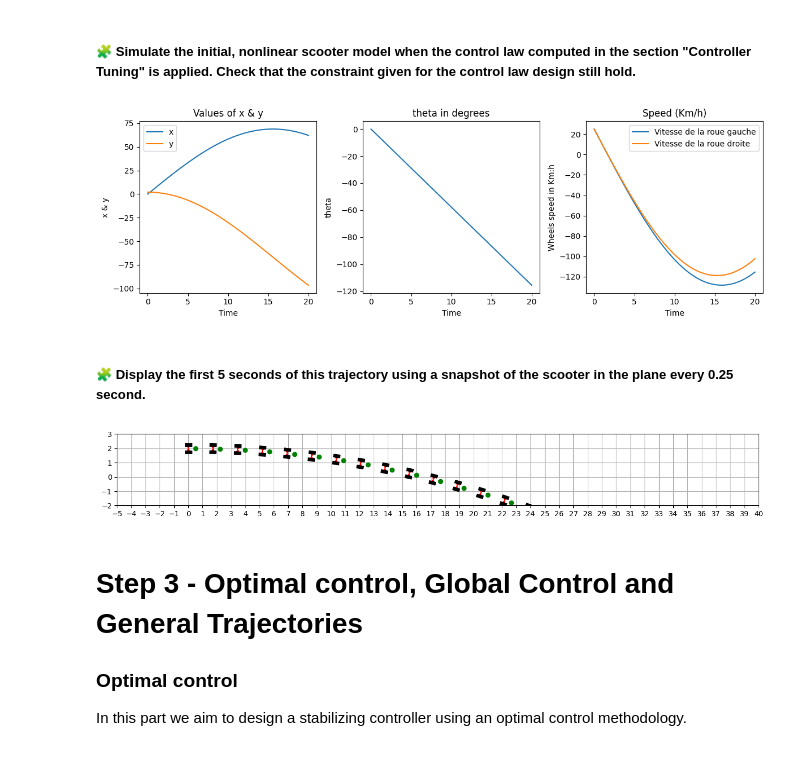
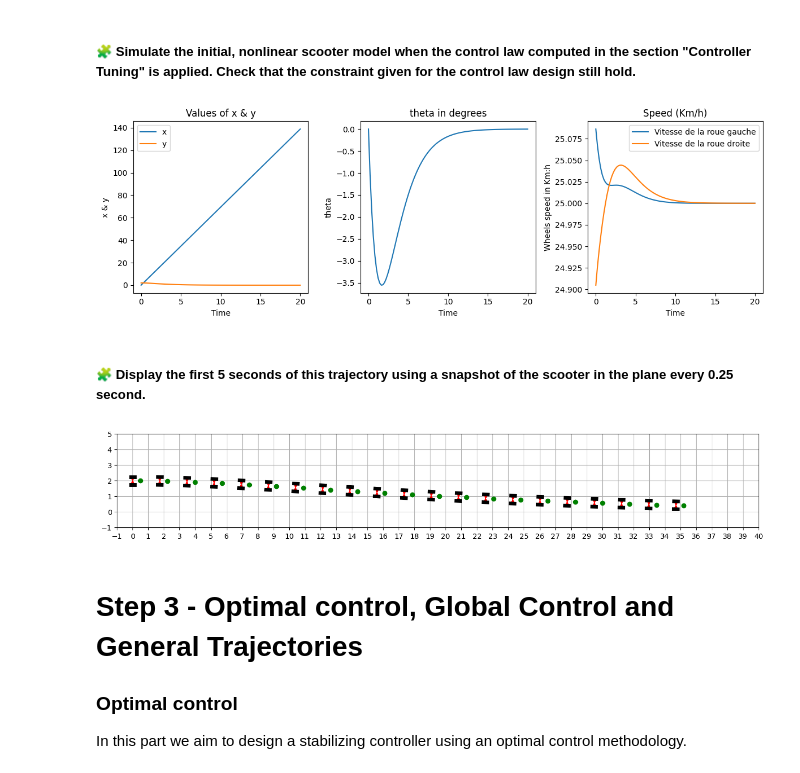
Before and after one commit to idalioua/control-engineering-with-python-project-2023-2024, a Jupyter notebook: Project-part-3.ipynb, the cells around one changed output. Cells and saved outputs as stored; diff of their text form; code cells hidden in the pictures.

```diff
--- a/Project-part-3.ipynb
+++ b/Project-part-3.ipynb
@@ -621,67 +621,72 @@ Delta_theta is between 0 and -3.5 degress, so it never exeeds +- 5 degs
 ##### 🧩 Simulate the initial, nonlinear scooter model when the control law computed in the section "Controller Tuning" is applied. Check that the constraint given for the control law design still hold.
 # %%
 
-def nonlinear_model(t,xytheta):
-    Xr=np.array([v*t,0,0])# x(t)=vt, y(t)=0 & theta(t)=0
-    Wr=np.array([v/r,v/r])
-    deltaX=xytheta-Xr
-    dOmega = -K@delta_X
-    dOmega_l = dOmega[0, 0]
-    dOmega_r = dOmega[1, 0]
-    theta=xytheta[2]
-    return [v*np.cos(theta),v*np.sin(theta),(r/l)*(dOmega_r-dOmega_l)]
+def non_lin_w(t,VAR):
+    Xr=array([v*t,0,0])
+    omegaR=array([v/r,v/r])
+    deltaX=VAR-Xr
+    deltaOmega= -K@deltaX
+    omega= omegaR+deltaOmega
+    return omega
 
-results_non_lin = solve_ivp(fun=nonlinear_model,t_span=[0,20],y0=[0,2,0],dense_output=True, rtol=1e-8, atol=1e-8)
-t = linspace(0,20, 100)
-delta_X=results_non_lin["sol"](t)
-delta_x, delta_y, delta_theta = delta_X
+def non_lin_fonction(t, VAR):
+    omega_l, omega_r = non_lin_w(t, VAR)
+    dx = r * 0.5 * (omega_l + omega_r) * cos(VAR[2])
+    dy = r * 0.5 * (omega_l + omega_r) * sin(VAR[2])
+    dtheta = r * (omega_r - omega_l) / l
+    return array([dx, dy, dtheta])
+y0 = [0, 2, 0]
+tf = 20
+non_lin_results = solve_ivp(fun=non_lin_fonction, t_span=[0, tf], y0=y0, dense_output=True, rtol=1e-6, atol=1e-6)
+t = linspace(0.0, tf, 100)
+X = non_lin_results.sol(t)
+x, y, theta = X
 
-dOmega = -K@delta_X
-dOmega_l = dOmega[0,:]
-dOmega_r = dOmega[1,:]
-omega_l = dOmega_l +v/r
-omega_r = dOmega_r +v/r
-speed_l=omega_l*r*3.6
-speed_r=omega_r*r*3.6
-
+# Visualisation des résultats
 plt.figure(figsize=(12, 4))
 
 plt.subplot(1, 3, 1)
-plt.plot(t, delta_x,label="x")
-plt.plot(t, delta_y,label="y")
+plt.plot(t, x,label="x")
+plt.plot(t, y,label="y")
 plt.xlabel('Time')
 plt.ylabel('x & y')
 plt.title('Values of x & y')
 plt.legend()
 
 plt.subplot(1, 3, 2)
-plt.plot(t, delta_theta*180/pi)
+plt.plot(t, theta*180/pi)
 
 plt.xlabel('Time')
 plt.ylabel('theta')
 plt.title('theta in degrees')
-
+dOmega = np.array([non_lin_w(ti, X[:, i]) for i, ti in enumerate(t)])
+dOmega_l = dOmega[:, 0]
+dOmega_r = dOmega[:, 1]
 plt.subplot(1, 3, 3)
-plt.plot(t, speed_l,label="Vitesse de la roue gauche")
-plt.plot(t, speed_r,label="Vitesse de la roue droite")
+plt.plot(t, dOmega_l*r*3.6,label="Vitesse de la roue gauche")
+plt.plot(t, dOmega_r*r*3.6,label="Vitesse de la roue droite")
 plt.xlabel('Time')
 plt.ylabel('Wheels speed in Km:h')
 plt.title('Speed (Km/h)')
 plt.legend()
 
 plt.tight_layout()
 plt.show()
 # %% [output]
-[figure, old version]
+[figure, new version]
 # %% [markdown]
 ##### 🧩 Display the first 5 seconds of this trajectory using a snapshot of the scooter in the plane every 0.25 second.
-# %%
-sol=results_non_lin["sol"]
-draw_arena(-5, 40, -2, 3)
-for i in [0,0.25,0.5,0.75,1,1.25,1.5,1.75,2,2.25,2.5,2.75,3,3.25,3.5,3.75,4]:
-    draw_scooter(sol(i)[0],sol(i)[1],sol(i)[2])
-# %% [output]
-[figure, removed]
+# %%
+step = 0.25
+tf=5
+t = arange(0,tf+step,step)
+y0=[0, 2, 0]
+sol_t = non_lin_results["sol"](t)
+draw_arena(-1, 40, -1, 5)
+for deltax, deltay, deltatheta in sol_t.T:
+    draw_scooter(deltax, deltay, deltatheta)
+# %% [output]
+[figure, added]
 # %% [markdown]
 Step 3 - Optimal control, Global Control and General Trajectories
 =================================================================
```
Also changed, not shown: parts of 1 cell of this notebook.
